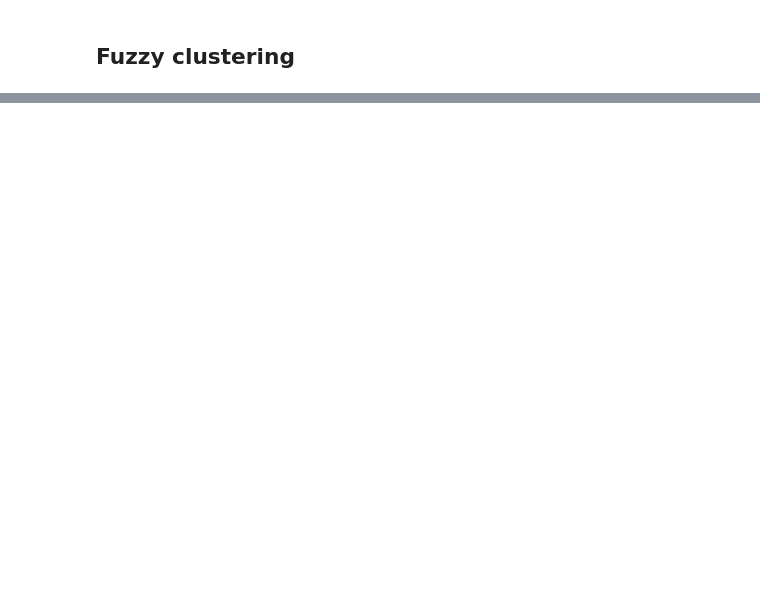
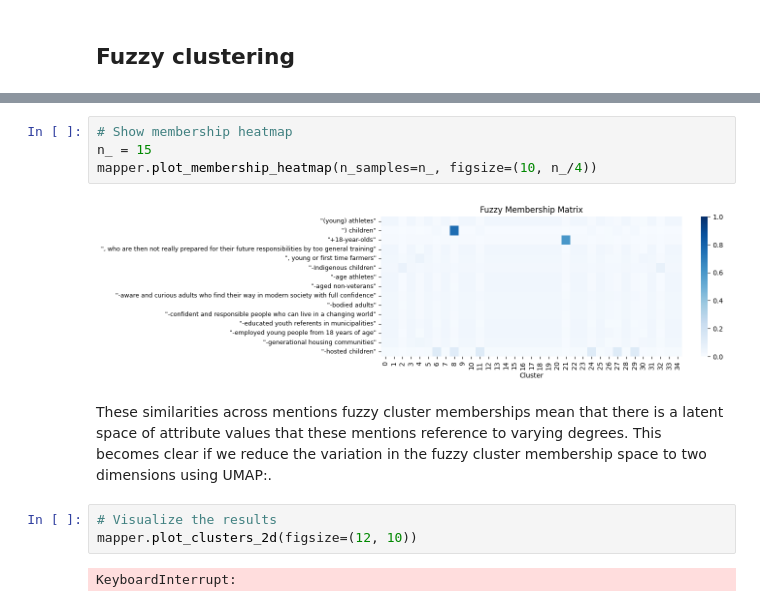
Before and after one commit to haukelicht/galtan_group_appeals, a Jupyter notebook: code/mention-segmentation/mention_fuzzy_clustering_nonecon.ipynb, the cells around one changed output, grey strips where cells are left out. Cells and saved outputs as stored; diff of their text form; blank space fills up the shorter version.

```diff
--- a/code/mention-segmentation/mention_fuzzy_clustering_nonecon.ipynb
+++ b/code/mention-segmentation/mention_fuzzy_clustering_nonecon.ipynb
@@ -983,0 +1308,14 @@ plot_dendrogram(agglo_model, truncate_mode='level', p=20)
+# %%
+# Show membership heatmap
+n_ = 15
+mapper.plot_membership_heatmap(n_samples=n_, figsize=(10, n_/4))
+# %% [output]
+[figure, added]
+# %% [markdown]
+These similarities across mentions fuzzy cluster memberships mean that there is a latent space of attribute values that these mentions reference to varying degrees.
+This becomes clear if we reduce the variation in the fuzzy cluster membership space to two dimensions using UMAP:.
+# %%
+# Visualize the results
+mapper.plot_clusters_2d(figsize=(12, 10))
+# %% [output]
+KeyboardInterrupt:
```
Also changed, not shown: parts of 92 cells of this notebook.
